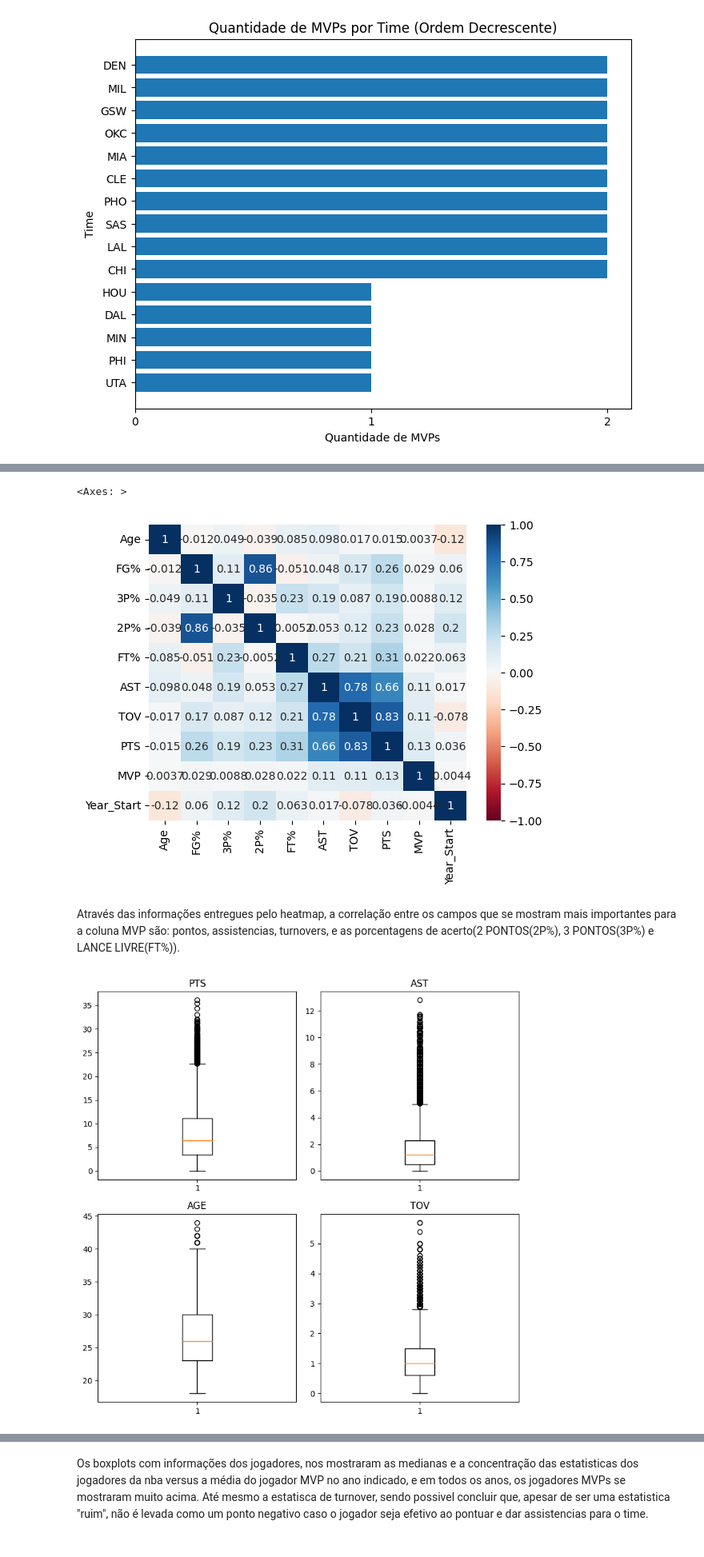
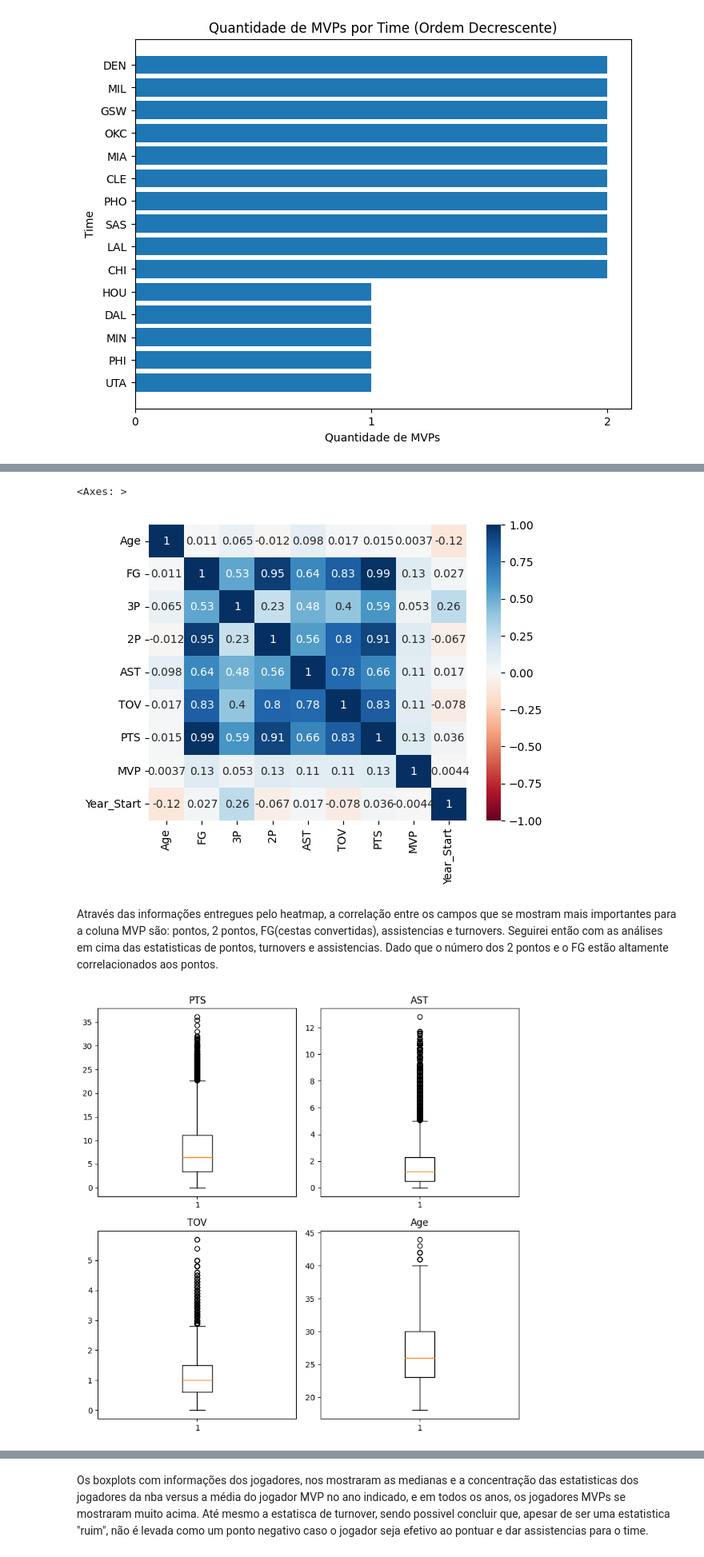
Before and after one commit to niked0/mvpnba, a Jupyter notebook: MVP.ipynb, the cells around one changed output, grey strips where cells are left out. Shown at 80% size. Drawn from its saved outputs; the diff is of its cells as text; code cells hidden in the pictures.

```diff
--- a/MVP.ipynb
+++ b/MVP.ipynb
@@ -66,7 +66,7 @@ url_dados = 'https://raw.githubusercontent.com/niked0/mvpnba/main/NBA_Player_Sta
 nba = pd.read_csv(url_dados)
 
 # Separar apenas status importantes para análises
-status_nba = nba.loc[:, ['Player','Age', 'FG%', '3P%', '2P%', 'FT%', 'AST', 'TOV', 'PTS', 'MVP']]
+status_nba = nba.loc[:, ['Player', 'Age', 'FG', '3P', '2P', 'AST', 'TOV', 'PTS', 'MVP']]
 
 # Contagem de MVPs por jogador
 mvp_players = nba[nba['MVP']]
@@ -189,32 +186,33 @@ plt.show()
 sns.heatmap(status_nba.corr(), annot=True, cmap='RdBu', vmin=-1, vmax=1)
 # %% [output]
 <Axes: >
-[figure, old version]
+[figure, new version]
 # %% [markdown]
-Através das informações entregues pelo heatmap, a correlação entre os campos que se mostram mais importantes para a coluna MVP são: pontos, assistencias, turnovers, e as porcentagens de acerto(2 PONTOS(2P%), 3 PONTOS(3P%) e LANCE LIVRE(FT%)).
+Através das informações entregues pelo heatmap, a correlação entre os campos que se mostram mais importantes para a coluna MVP são: pontos, 2 pontos, FG(cestas convertidas), assistencias e turnovers.
+Seguirei então com as análises em cima das estatisticas de pontos, turnovers e assistencias. Dado que o número dos 2 pontos e o FG estão altamente correlacionados aos pontos.
 # %%
 
 #Separando espaço necessário e dimensões
 
 fig, ax = plt.subplots(2, 2, figsize=(8, 8))
 
 # subplot1: PTS
 ax[0, 0].boxplot(status_nba['PTS'])
 ax[0, 0].set_title("PTS")
 
 # subplot2: AST
 ax[0, 1].boxplot(status_nba['AST'])
 ax[0, 1].set_title("AST")
 
-# subplot3: AGE
-ax[1, 0].boxplot(status_nba['Age'])
-ax[1, 0].set_title("AGE")
+# subplot3: TOV
+ax[1, 0].boxplot(status_nba['TOV'])
+ax[1, 0].set_title("TOV")
 
-# subplot4: TOV
-ax[1, 1].boxplot(status_nba['TOV'])
-ax[1, 1].set_title("TOV")
+# subplot4: AGE
+ax[1, 1].boxplot(status_nba['Age'])
+ax[1, 1].set_title("Age")
 
 plt.tight_layout()  # Ajusta o layout para evitar sobreposições
 plt.show()  # Exibe os subplots
 # %% [output]
-[figure, old version]
+[figure, new version]
```
Also changed, not shown: parts of 13 cells of this notebook.
